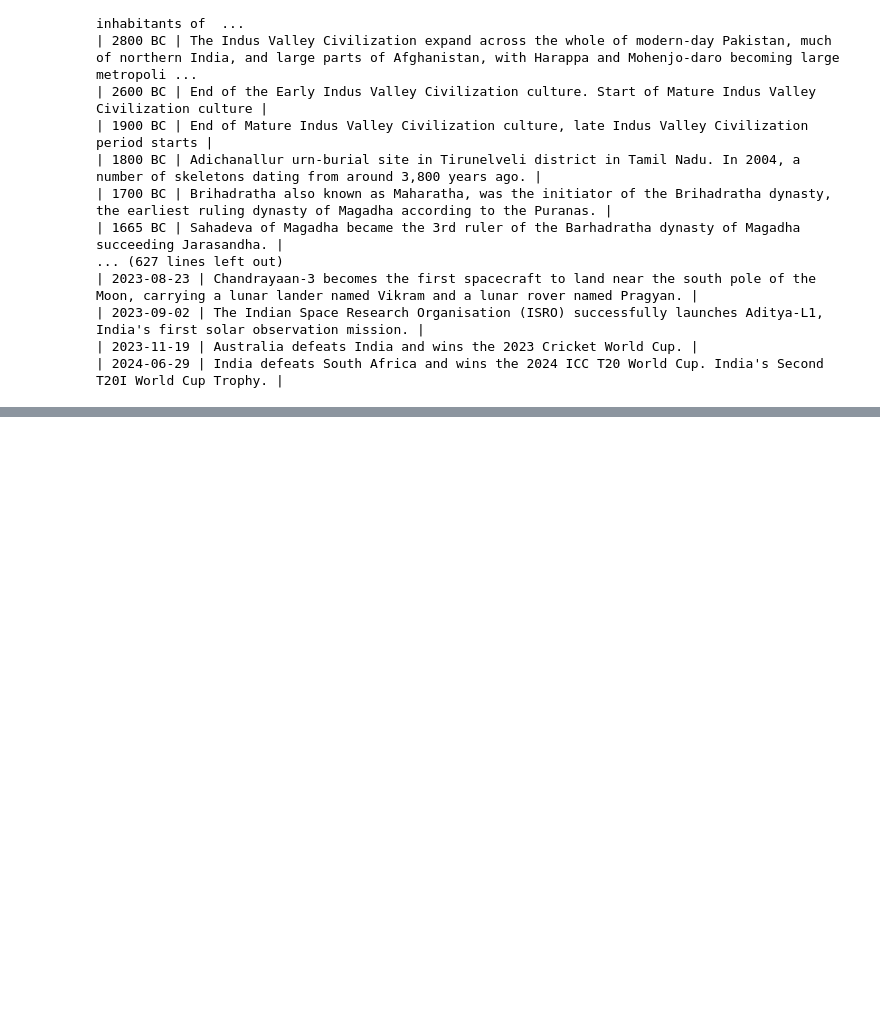
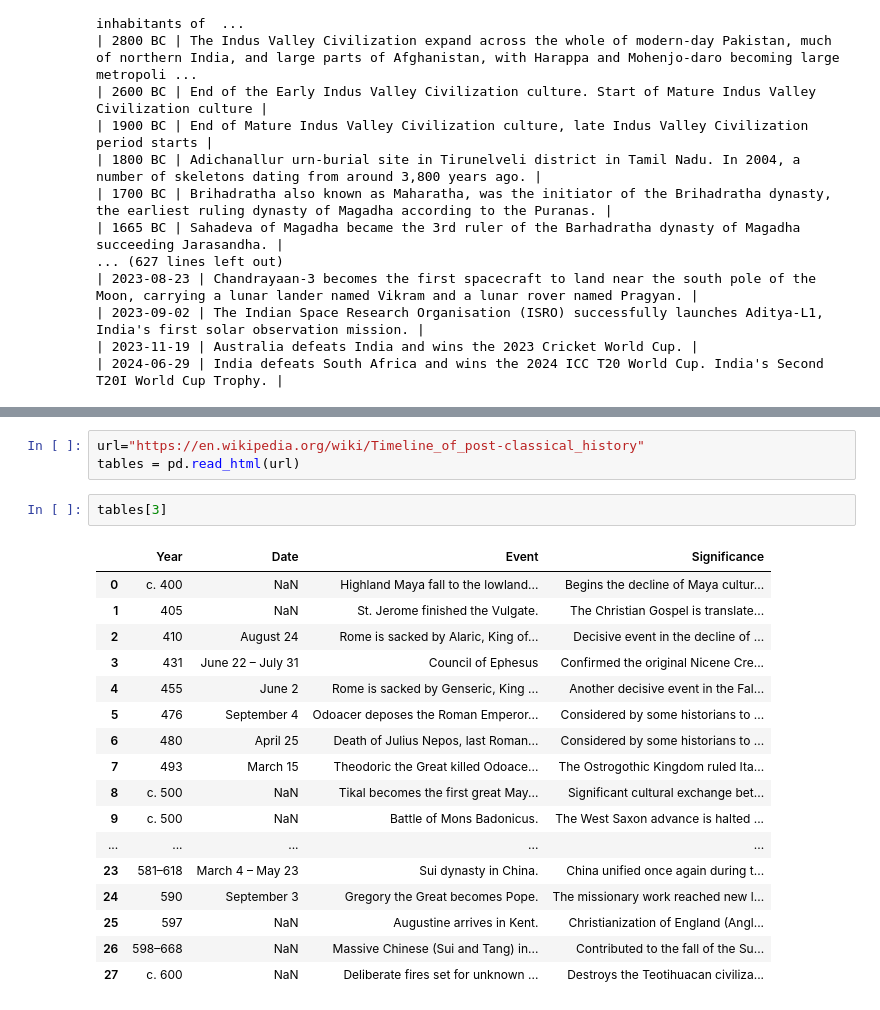
Before and after one commit to domschl/EbookTools, a Jupyter notebook: wiki_exporter_hist.ipynb, the cells around one changed output, grey strips where cells are left out. Saved outputs shown, nothing was run; the diff lists cells and outputs as text; blank space fills up the shorter version.

```diff
--- a/wiki_exporter_hist.ipynb
+++ b/wiki_exporter_hist.ipynb
@@ -790,0 +853,23 @@ for index in range(0,45):
+# %%
+url="https://en.wikipedia.org/wiki/Timeline_of_post-classical_history"
+tables = pd.read_html(url)
+# %%
+tables[3]
+# %% [output]
+|  | Year | Date | Event | Significance |
+| 0 | c. 400 | NaN | Highland Maya fall to the lowland... | Begins the decline of Maya cultur... |
+| 1 | 405 | NaN | St. Jerome finished the Vulgate. | The Christian Gospel is translate... |
+| 2 | 410 | August 24 | Rome is sacked by Alaric, King of... | Decisive event in the decline of ... |
+| 3 | 431 | June 22 – July 31 | Council of Ephesus | Confirmed the original Nicene Cre... |
+| 4 | 455 | June 2 | Rome is sacked by Genseric, King ... | Another decisive event in the Fal... |
+| 5 | 476 | September 4 | Odoacer deposes the Roman Emperor... | Considered by some historians to ... |
+| 6 | 480 | April 25 | Death of Julius Nepos, last Roman... | Considered by some historians to ... |
+| 7 | 493 | March 15 | Theodoric the Great killed Odoace... | The Ostrogothic Kingdom ruled Ita... |
+| 8 | c. 500 | NaN | Tikal becomes the first great May... | Significant cultural exchange bet... |
+| 9 | c. 500 | NaN | Battle of Mons Badonicus. | The West Saxon advance is halted ... |
+| ... | ... | ... | ... | ... |
+| 23 | 581–618 | March 4 – May 23 | Sui dynasty in China. | China unified once again during t... |
+| 24 | 590 | September 3 | Gregory the Great becomes Pope. | The missionary work reached new l... |
+| 25 | 597 | NaN | Augustine arrives in Kent. | Christianization of England (Angl... |
+| 26 | 598–668 | NaN | Massive Chinese (Sui and Tang) in... | Contributed to the fall of the Su... |
+| 27 | c. 600 | NaN | Deliberate fires set for unknown ... | Destroys the Teotihuacan civiliza... |
```
Also changed, not shown: parts of 8 cells of this notebook.
